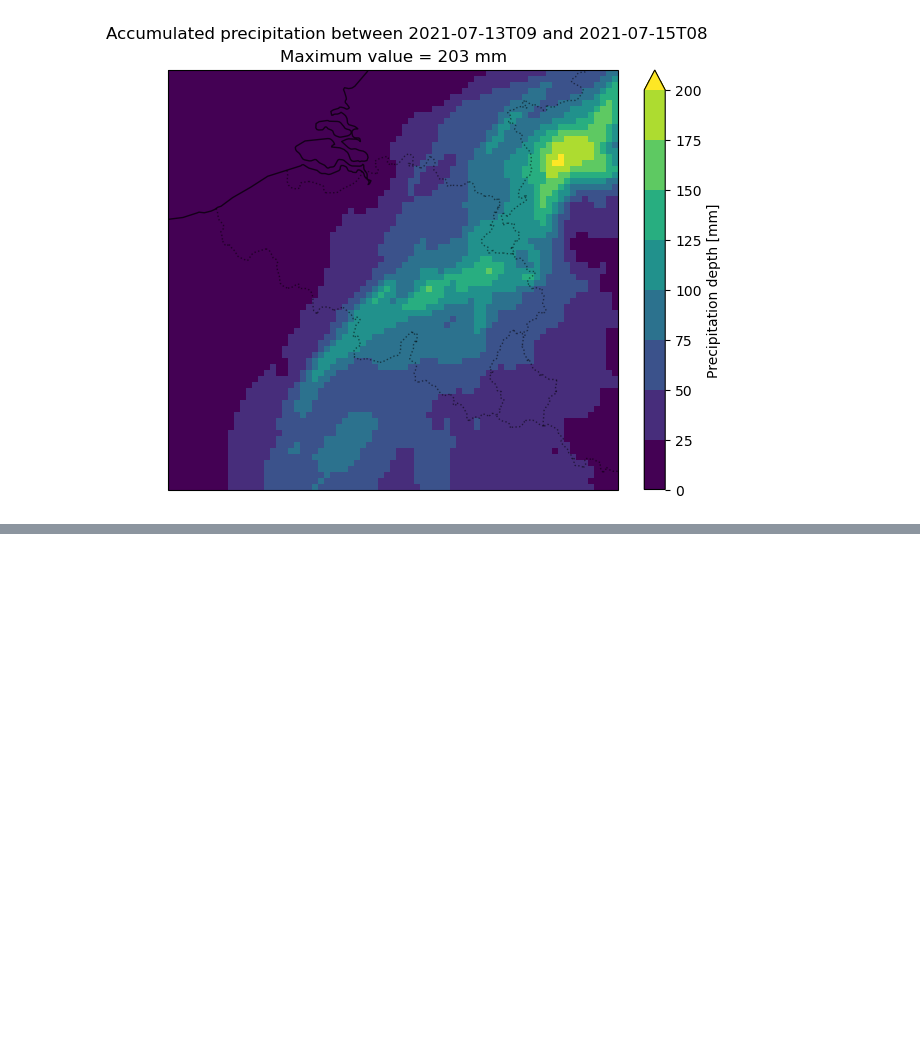
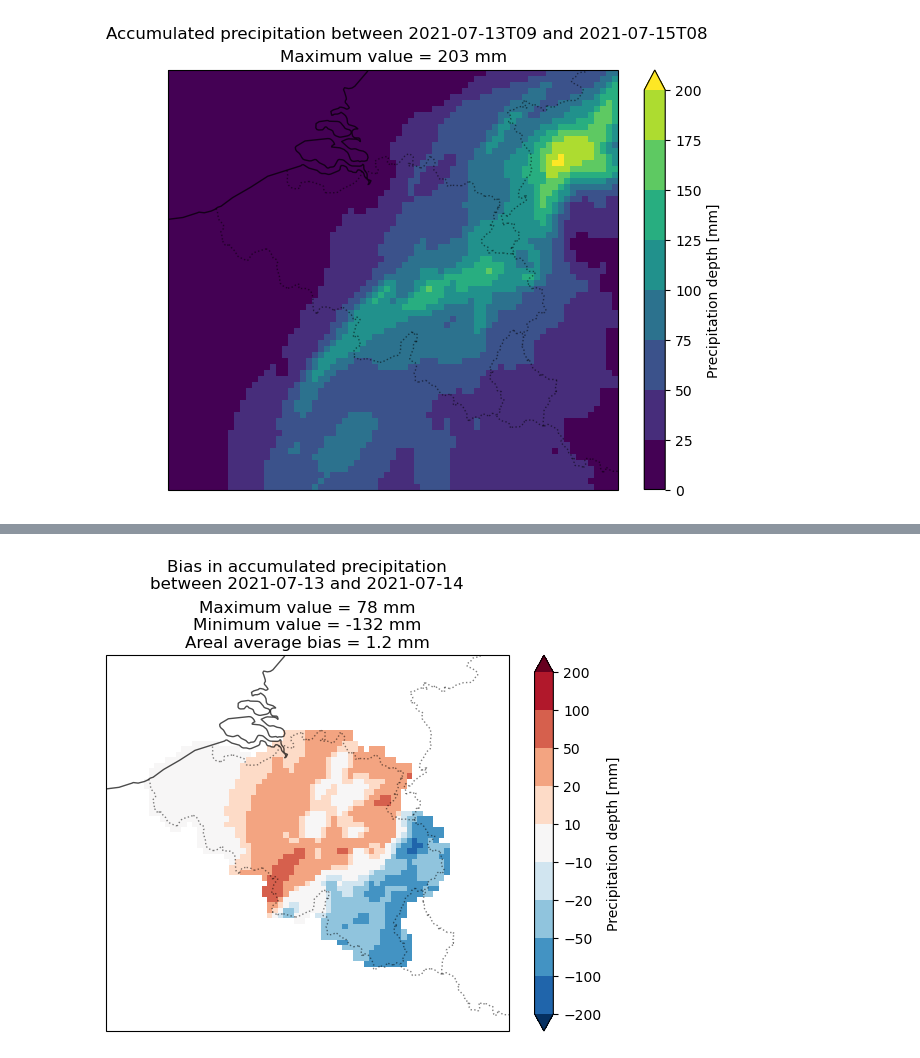
Before and after one commit to wdewettin/AtmCompPhys, a Jupyter notebook: notebooks/explore_Vesder_case_official.ipynb, the cells around one changed output, grey strips where cells are left out. Cells and saved outputs as stored; diff of their text form; code cells hidden in the pictures; blank space fills up the shorter version.

```diff
--- a/notebooks/explore_Vesder_case_official.ipynb
+++ b/notebooks/explore_Vesder_case_official.ipynb
@@ -249,0 +373,38 @@ plt.show()
+# %%
+# Select a period out of the the data with tstart and tstop
+tstart = "2021-07-13T09"
+tstop = "2021-07-15T08"
+ds_period = ds.sel(time=slice(tstart, tstop))
+pr_period = ds_period.pr
+pr_period_sum = pr_period.sum(dim="time")
+
+# Select a period out of the the data with tstart and tstop
+tstart = "2021-07-13"
+tstop = "2021-07-14"
+obs_ds_period = obs_ds.sel(time=slice(tstart, tstop))
+obs_pr_period = obs_ds_period.pr
+obs_pr_period_sum = obs_pr_period.sum("time", skipna=False) * 24
+
+# Calculate bias/difference
+bias_period_sum = pr_period_sum - obs_pr_period_sum
+
+# Choose levels for the plot
+levels = [-200, -100, -50, -20, -10, 10, 20, 50, 100, 200]
+
+# Plot the data
+fig, ax = plt.subplots(layout="constrained", subplot_kw={"projection" : ccrs.PlateCarree()})
+pr_plot = bias_period_sum.plot(ax=ax, x="lon", y="lat", levels=levels, add_colorbar=False, extend="both")
+ax.set_title(f"Maximum value = {bias_period_sum.max().values:.0f} mm\nMinimum value = {bias_period_sum.min().values:.0f} mm\nAreal average bias = {bias_period_sum.mean().values:.1f} mm")
+ax.coastlines(alpha=0.7)
+ax.add_feature(cfeature.BORDERS, alpha=0.5, linestyle="dotted")
+
+dlat = 0.045
+dlon = 0.07
+aspect_ratio = dlon / dlat
+ax.set_aspect(aspect_ratio)
+
+fig.colorbar(pr_plot, label="Precipitation depth [mm]")
+fig.suptitle(f"Bias in accumulated precipitation\nbetween {tstart} and {tstop}", fontsize="large")
+plt.show()
+# %% [output]
+[figure, added]
```
Also changed, not shown: parts of 18 cells of this notebook.
